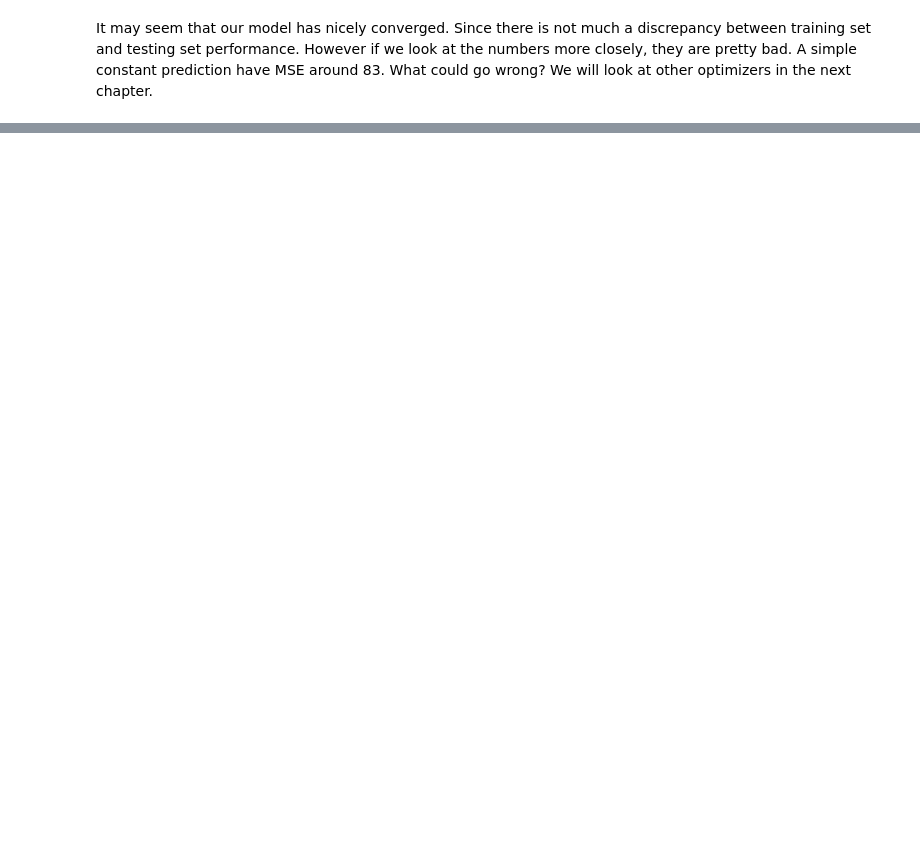
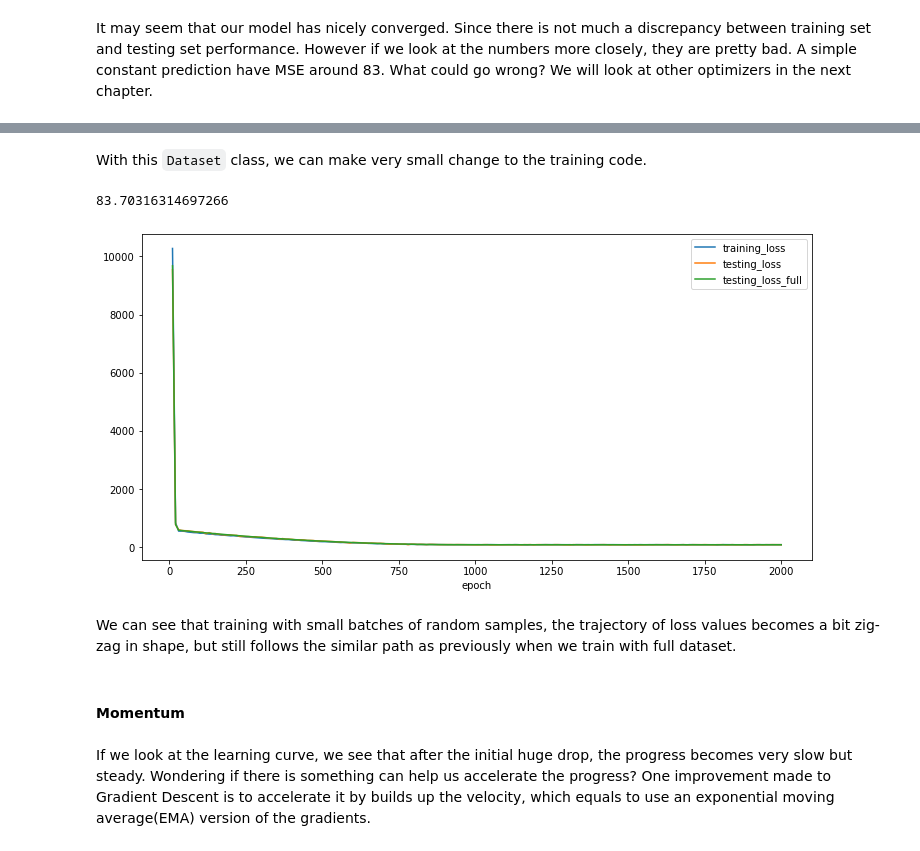
Before and after one commit to User-zwj/NeuralNetworks, a Jupyter notebook: Tutorial3.ipynb, the cells around one changed output, grey strips where cells are left out. Cells and saved outputs as stored; diff of their text form; code cells hidden in the pictures; blank space fills up the shorter version.

```diff
--- a/Tutorial3.ipynb
+++ b/Tutorial3.ipynb
@@ -892,0 +1058,42 @@ tf.Tensor(83.24384, shape=(), dtype=float32)
+# %% [markdown]
+With this `Dataset` class, we can make very small change to the training code.
+# %%
+train_dataset = Dataset((x_tr, y_tr))
+test_dataset = Dataset((x_te, y_te))
+def train(model, optimizer, n_epochs, batch_size=32, his_freq=10):
+    history = []
+    for epoch in range(1, n_epochs + 1):
+        tr_loss = []
+        for x, y in train_dataset:
+            tr_loss.append(train_step(model, optimizer, x, y).numpy())
+        te_loss = []
+        for x, y in test_dataset:
+            te_loss.append(test_step(model, x, y).numpy())
+        te_loss_full = test_step(model, x_te, y_te)
+        if not epoch % his_freq:
+            history.append({'epoch': epoch,
+            'training_loss': np.mean(tr_loss),
+            'testing_loss': np.mean(te_loss),
+            'testing_loss_full': te_loss_full.numpy()}
+            )
+    return model, pd.DataFrame(history)
+
+model, history = train(MLP(4, 1), GradientDescent(1e-3, 2), n_epochs=2000)
+ax = history.plot(x='epoch', kind='line', figsize=(12, 6))
+# ax.get_figure().savefig('ch4_plot_3.png')
+print(history.testing_loss_full.min())
+# %% [output]
+83.70316314697266
+[figure, added]
+# %% [markdown]
+We can see that training with small batches of random samples, the trajectory of loss
+values becomes a bit zig-zag in shape, but still follows the similar path as previously when
+we train with full dataset.
+# %% [markdown]
+#### Momentum
+# %% [markdown]
+If we look at the learning curve, we see that after the initial huge drop, the progress
+becomes very slow but steady. Wondering if there is something can help us accelerate
+the progress? One improvement made to Gradient Descent is to accelerate it by builds up
+the velocity, which equals to use an exponential moving average(EMA) version of the
+gradients.
```
Also changed, not shown: parts of 32 cells of this notebook.
